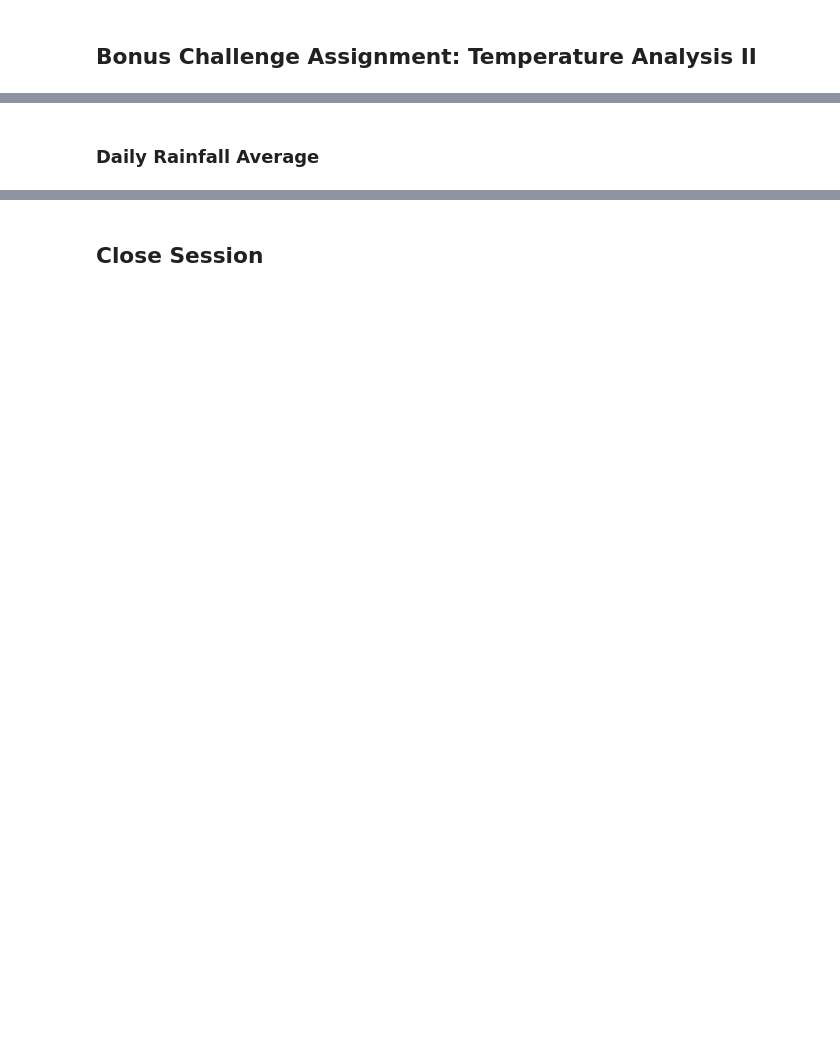
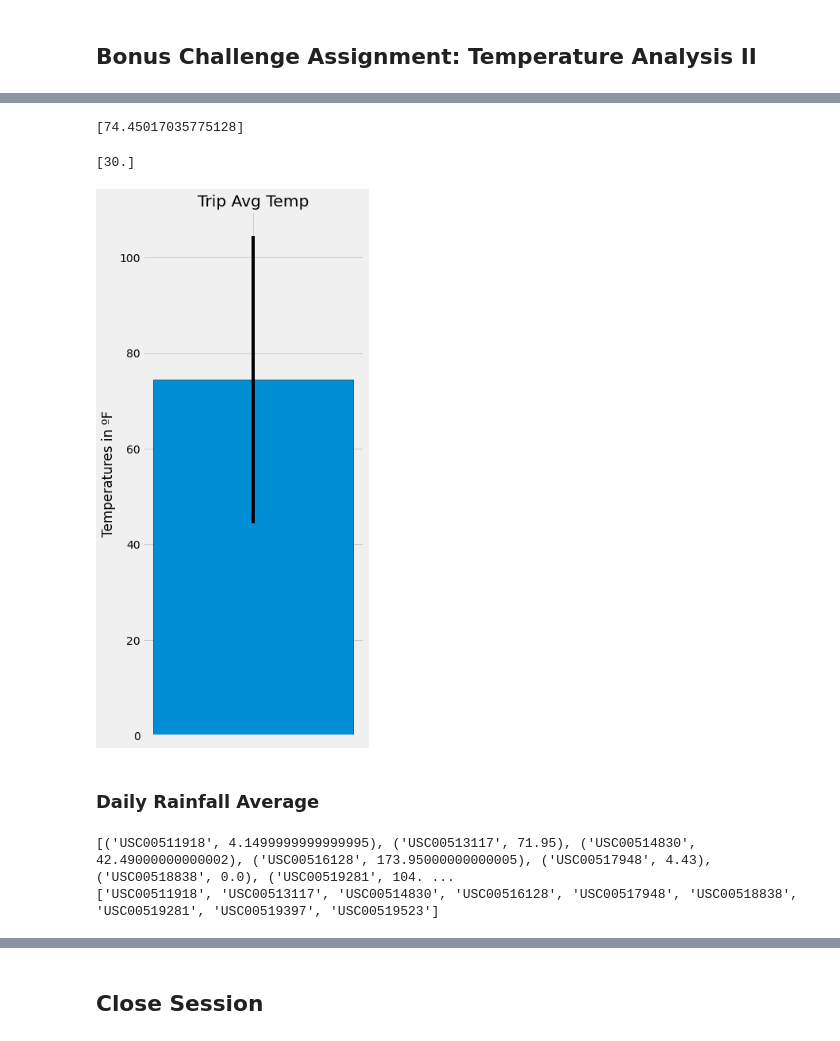
Before and after one commit to rromang/sqlalchemy-challenge, a Jupyter notebook: temp_analysis_bonus_2_starter.ipynb, the cells around one changed output, grey strips where cells are left out. Drawn from its saved outputs; the diff is of its cells as text; code cells hidden in the pictures; blank space fills up the shorter version.

```diff
--- a/temp_analysis_bonus_2_starter.ipynb
+++ b/temp_analysis_bonus_2_starter.ipynb
@@ -57,10 +61,72 @@ print(calc_temps('2012-02-28', '2012-03-05'))
 # %%
 # Use the function `calc_temps` to calculate the tmin, tavg, and tmax
+
+vacay_temps = calc_temps('2015-08-01', '2016-08-01')
+# print(vacay_temps)
 # for a year in the data set
+
+vacay_tmin= [x[0] for x in vacay_temps]
+vacay_tmax= [x[2] for x in vacay_temps]
+vacay_tavg = [x[1] for x in vacay_temps]
+
+print(vacay_tavg)
+# %% [output]
+[74.45017035775128]
+# %%
+err = np.array(vacay_tmax)-np.array(vacay_tmin)
+print(err)
+# %% [output]
+[30.]
 # %%
 # Plot the results from your previous query as a bar chart.
+plt.style.use('fivethirtyeight')
+year=[""]
+plt.figure(figsize=(5,10))
+plt.bar(year, vacay_tavg, width=0.4, yerr=err, edgecolor='black')
+plt.ylabel("Temperatures in ºF")
+
+# plt.legend(['Temp'], loc='upper left')
+plt.title("Trip Avg Temp")
+plt.tight_layout()
+
+plt.show()
+
+
+
 # Use "Trip Avg Temp" as your Title
 # Use the average temperature for bar height (y value)
 # Use the peak-to-peak (tmax-tmin) value as the y error bar (yerr)
+# %% [output]
+[figure, added]
 # %% [markdown]
 ### Daily Rainfall Average
+# %%
+# Calculate the total amount of rainfall per weather station for your trip dates using the previous year's
+# matching dates.
+
+# FUnction similar to calc_temps, used to calculate rain per station
+def calc_rain(start_date, end_date):
+    """Sum_Rain, Station
+
+    Args:
+        start_date (string): A date string in the format %Y-%m-%d
+        end_date (string): A date string in the format %Y-%m-%d
+
+    Returns:
+        Sum_Rain, station (grouped by station)
+    """
+
+    return session.query(Measurement.station, func.sum(Measurement.prcp)).\
+        filter(Measurement.date >= start_date).filter(Measurement.date <= end_date).group_by(Measurement.station).all()
+
+
+
+rain_res=calc_rain('2015-08-01', '2016-08-01')
+rain_info=[x for x in rain_res]
+print(rain_info)
+station_list = [x[0] for x in rain_info]
+rain_list = [x[1] for x in rain_info]
+print(station_list)
+# %% [output]
+[('USC00511918', 4.1499999999999995), ('USC00513117', 71.95), ('USC00514830', 42.49000000000002), ('USC00516128', 173.95000000000005), ('USC00517948', 4.43), ('USC00518838', 0.0), ('USC00519281', 104. ...
+['USC00511918', 'USC00513117', 'USC00514830', 'USC00516128', 'USC00517948', 'USC00518838', 'USC00519281', 'USC00519397', 'USC00519523']
```
Also changed, not shown: parts of 12 cells of this notebook, 1 other file.
